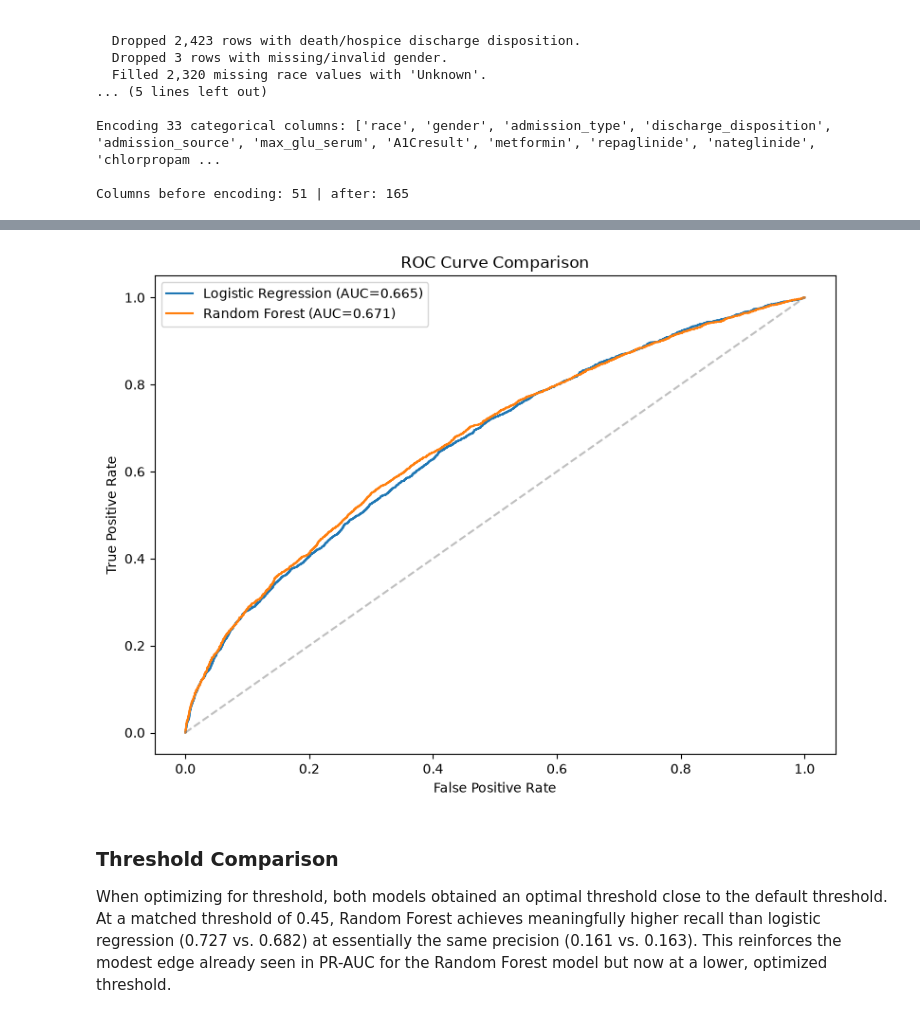
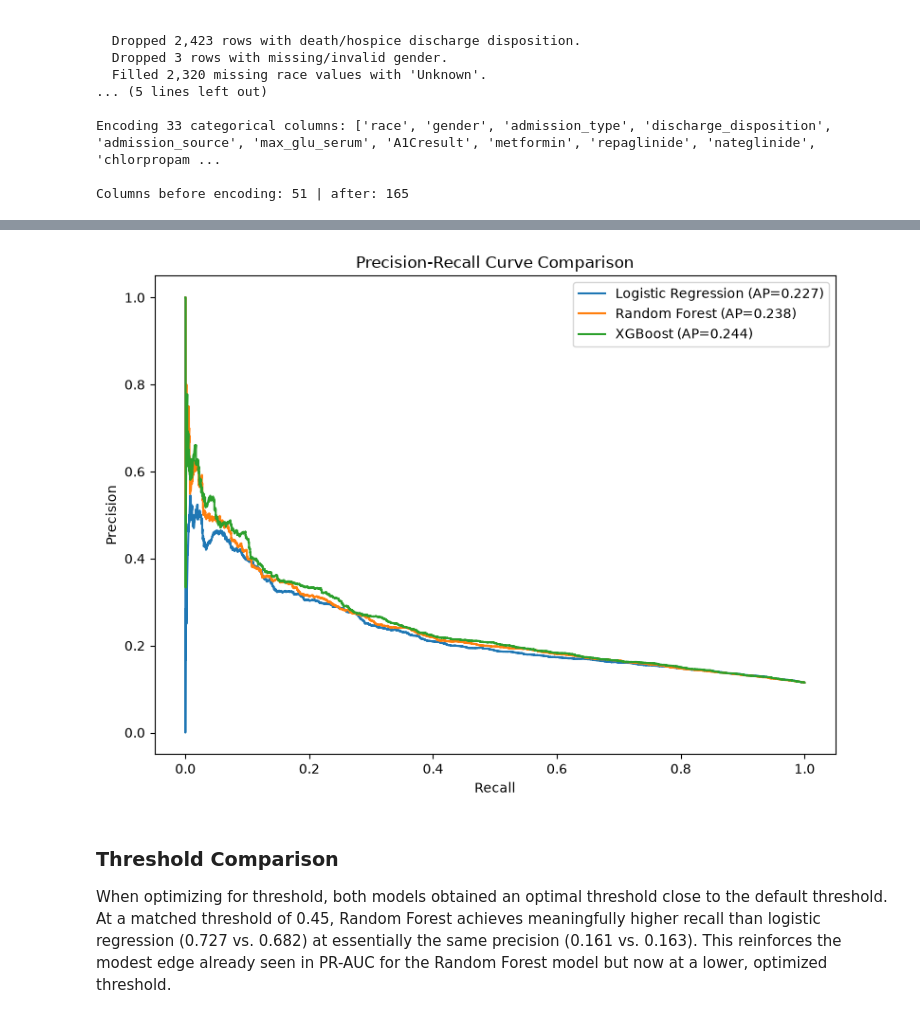
Before and after one commit to javencp/diabetes_readmission_project, a Jupyter notebook: python/notebooks/05_model_comparison.ipynb, the cells around one changed output, grey strips where cells are left out. Saved outputs shown, nothing was run; the diff lists cells and outputs as text; code cells hidden in the pictures.

```diff
--- a/python/notebooks/05_model_comparison.ipynb
+++ b/python/notebooks/05_model_comparison.ipynb
@@ -49,14 +51,19 @@ Encoding 33 categorical columns: ['race', 'gender', 'admission_type', 'discharge
 
 Columns before encoding: 51 | after: 165
 # %%
-# Compute metrics for both models on the test set
+# Evaluate the models on the test set
 y_scores_lr = final_lr.predict_proba(X_test_scaled)[:, 1]
 y_scores_rf = final_rf.predict_proba(X_test)[:, 1]
+y_scores_xgb = final_xgb.predict_proba(X_test)[:, 1]
 
 lr_metrics = compute_metrics(y_test, final_lr.predict_proba(X_test_scaled))
 rf_metrics = compute_metrics(y_test, final_rf.predict_proba(X_test))
+xgb_metrics = compute_metrics(y_test, final_xgb.predict_proba(X_test))
 
-comparison_df = pd.DataFrame([lr_metrics, rf_metrics], index=["Logistic Regression", "Random Forest"])
+comparison_df = pd.DataFrame(
+    [lr_metrics, rf_metrics, xgb_metrics],
+    index=["Logistic Regression", "Random Forest", "XGBoost"]
+)
 comparison_df
 # %% [output]
 |  | roc_auc | pr_auc | accuracy | precision | recall | f1 | threshold |
@@ -65,14 +73,14 @@ comparison_df
 # %%
-precisions_lr, recalls_lr, _ = precision_recall_curve(y_test, y_scores_lr)
-precisions_rf, recalls_rf, _ = precision_recall_curve(y_test, y_scores_rf)
-
 plt.figure(figsize=(8, 6))
-plt.plot(recalls_lr, precisions_lr, label=f"Logistic Regression (AP={average_precision_score(y_test, y_scores_lr):.3f})")
-plt.plot(recalls_rf, precisions_rf, label=f"Random Forest (AP={average_precision_score(y_test, y_scores_rf):.3f})")
-plt.axhline(y=y_test.mean(), color='gray', linestyle='--', alpha=0.5, label=f"No-skill baseline ({y_test.mean():.3f})")
-plt.xlabel("Recall")
-plt.ylabel("Precision")
-plt.title("Precision-Recall Curve Comparison")
+for name, scores in [("Logistic Regression", y_scores_lr),
+                      ("Random Forest", y_scores_rf),
+                      ("XGBoost", y_scores_xgb)]:
+    fpr, tpr, _ = roc_curve(y_test, scores)
+    plt.plot(fpr, tpr, label=f"{name} (AUC={roc_auc_score(y_test, scores):.3f})")
+plt.plot([0, 1], [0, 1], linestyle='--', color='gray', alpha=0.5)
+plt.xlabel("False Positive Rate")
+plt.ylabel("True Positive Rate")
+plt.title("ROC Curve Comparison")
 plt.legend()
 plt.tight_layout()
 plt.show()
@@ -81,19 +89,18 @@ plt.show()
 # %%
-fpr_lr, tpr_lr, _ = roc_curve(y_test, y_scores_lr)
-fpr_rf, tpr_rf, _ = roc_curve(y_test, y_scores_rf)
-
 plt.figure(figsize=(8, 6))
-plt.plot(fpr_lr, tpr_lr, label=f"Logistic Regression (AUC={roc_auc_score(y_test, y_scores_lr):.3f})")
-plt.plot(fpr_rf, tpr_rf, label=f"Random Forest (AUC={roc_auc_score(y_test, y_scores_rf):.3f})")
-plt.plot([0, 1], [0, 1], linestyle='--', color='gray', alpha=0.5)
-plt.xlabel("False Positive Rate")
-plt.ylabel("True Positive Rate")
-plt.title("ROC Curve Comparison")
+for name, scores in [("Logistic Regression", y_scores_lr),
+                      ("Random Forest", y_scores_rf),
+                      ("XGBoost", y_scores_xgb)]:
+    prec, rec, _ = precision_recall_curve(y_test, scores)
+    plt.plot(rec, prec, label=f"{name} (AP={average_precision_score(y_test, scores):.3f})")
+plt.xlabel("Recall")
+plt.ylabel("Precision")
+plt.title("Precision-Recall Curve Comparison")
 plt.legend()
 plt.tight_layout()
 plt.show()
 # %% [output]
-[figure, old version]
+[figure, new version]
 # %% [markdown]
 ### Threshold Comparison
 
```
Also changed, not shown: parts of 10 cells of this notebook, 4 other files.
